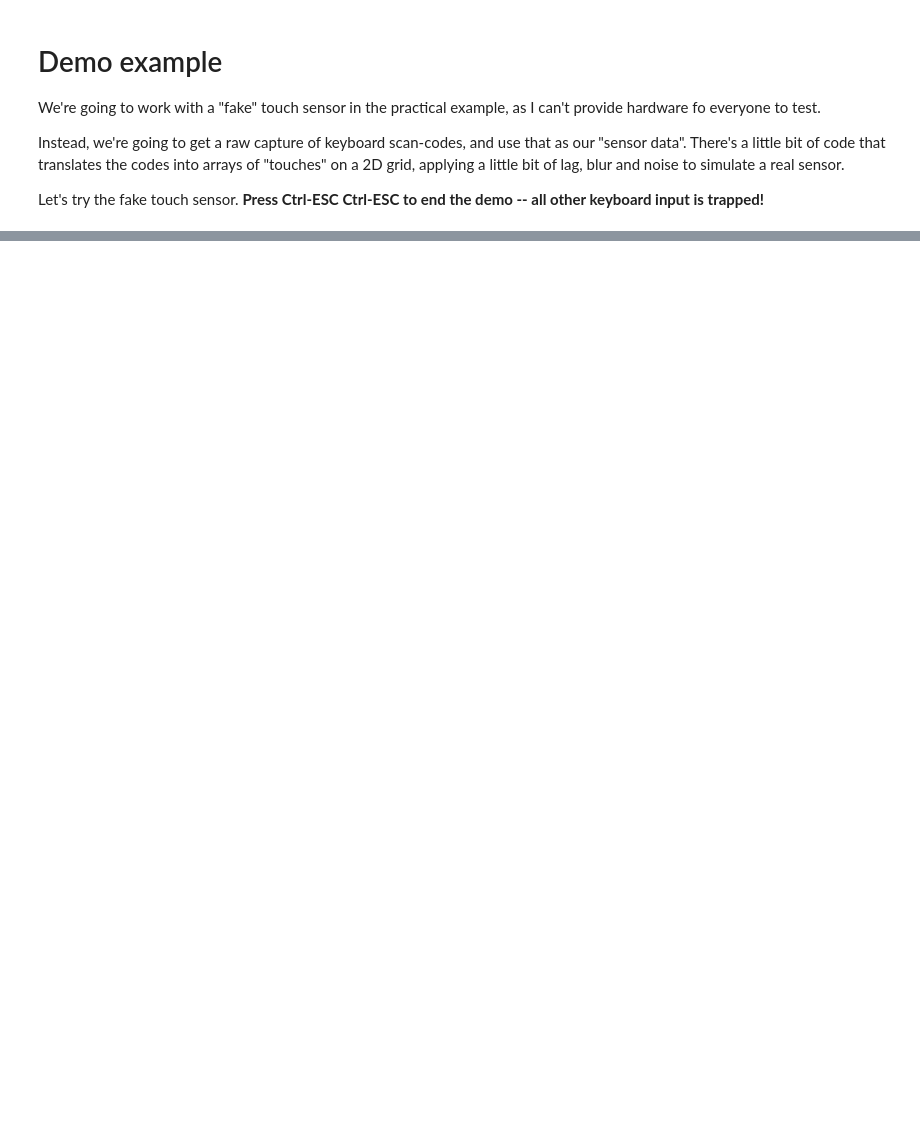
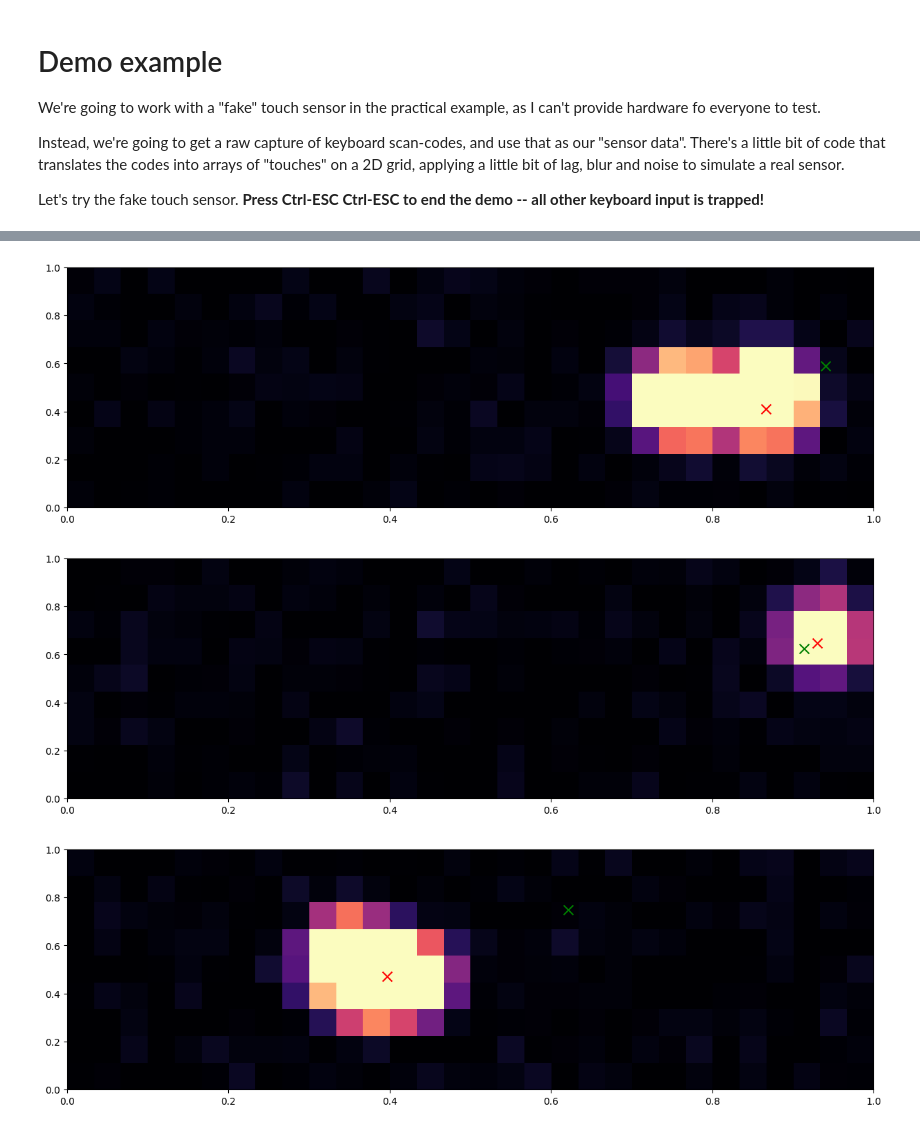
Before and after one commit to johnhw/cix_2024, a Jupyter notebook: 01_Introduction.ipynb, the cells around one changed output, grey strips where cells are left out. Drawn from its saved outputs; the diff is of its cells as text; code cells hidden in the pictures; blank space fills up the shorter version.

```diff
--- a/01_Introduction.ipynb
+++ b/01_Introduction.ipynb
@@ -169,0 +281,13 @@ We're going to model the "fist-pointer" -- mashing your fist across the keyboard
+# %%
+# Train the model
+rng = jax.random.PRNGKey(42)
+learning_rate = 0.001
+mlp_state = create_MLP(rng, learning_rate)
+
+batch = {'inputs': X_train, 'targets': y_train}
+
+# train loop
+for i in range(1_000):
+    mlp_state, loss = train_step(mlp_state, batch)
+    if i % 100 == 0:
+        print(f'Step {i}, Loss {loss}')
@@ -169,0 +312,19 @@ We're going to model the "fist-pointer" -- mashing your fist across the keyboard
+# %%
+# validate that the predictions looks sensible from the test set!
+def show_test_images(x, y, predict=None, n=3):
+    for i in range(n):
+        fig, ax = plt.subplots(figsize=(15, 4.5))
+        row_ix = np.random.randint(0, x.shape[0])
+        # fit image to 0,1 coordinate space
+        ax.imshow(x[row_ix].reshape(9, 30), cmap='magma', aspect='auto', extent=[0, 1, 0, 1], vmin=0, vmax=1, origin='lower')
+        ax.scatter(y[row_ix,0], y[row_ix,1], color='red', marker='x', s=100)
+        # show the predictions
+        if predict is not None:
+            prediction = predict(x[row_ix])
+            ax.scatter(prediction[0,0], prediction[0,1], color='green', marker='x', s=100)
+
+show_test_images(X_test, y_test, lambda x:predict(mlp_state, x), n=3)
+# %% [output]
+[figure, added]
+[figure, added]
+[figure, added]
```
Also changed, not shown: parts of 39 cells of this notebook, 9 other files.
